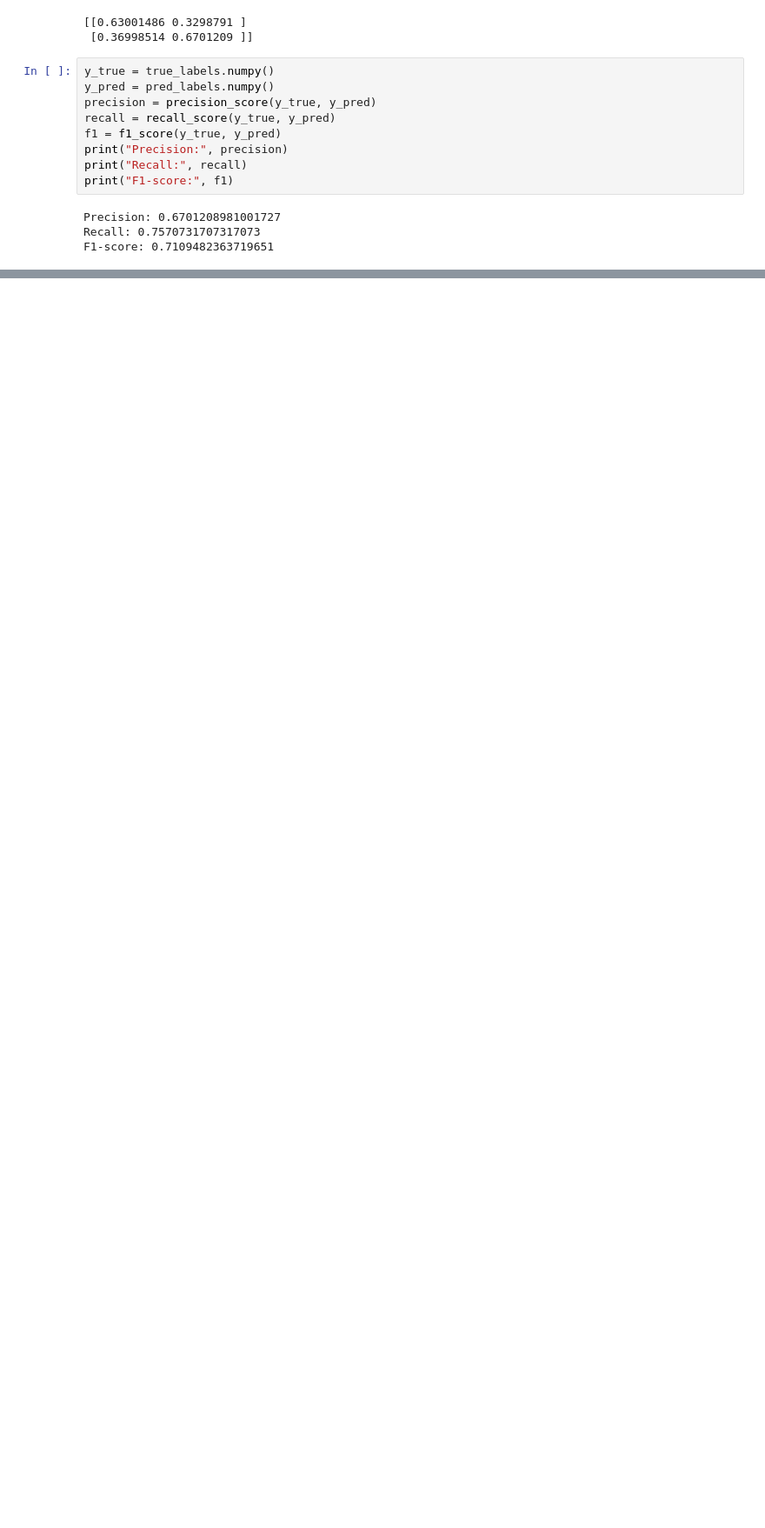
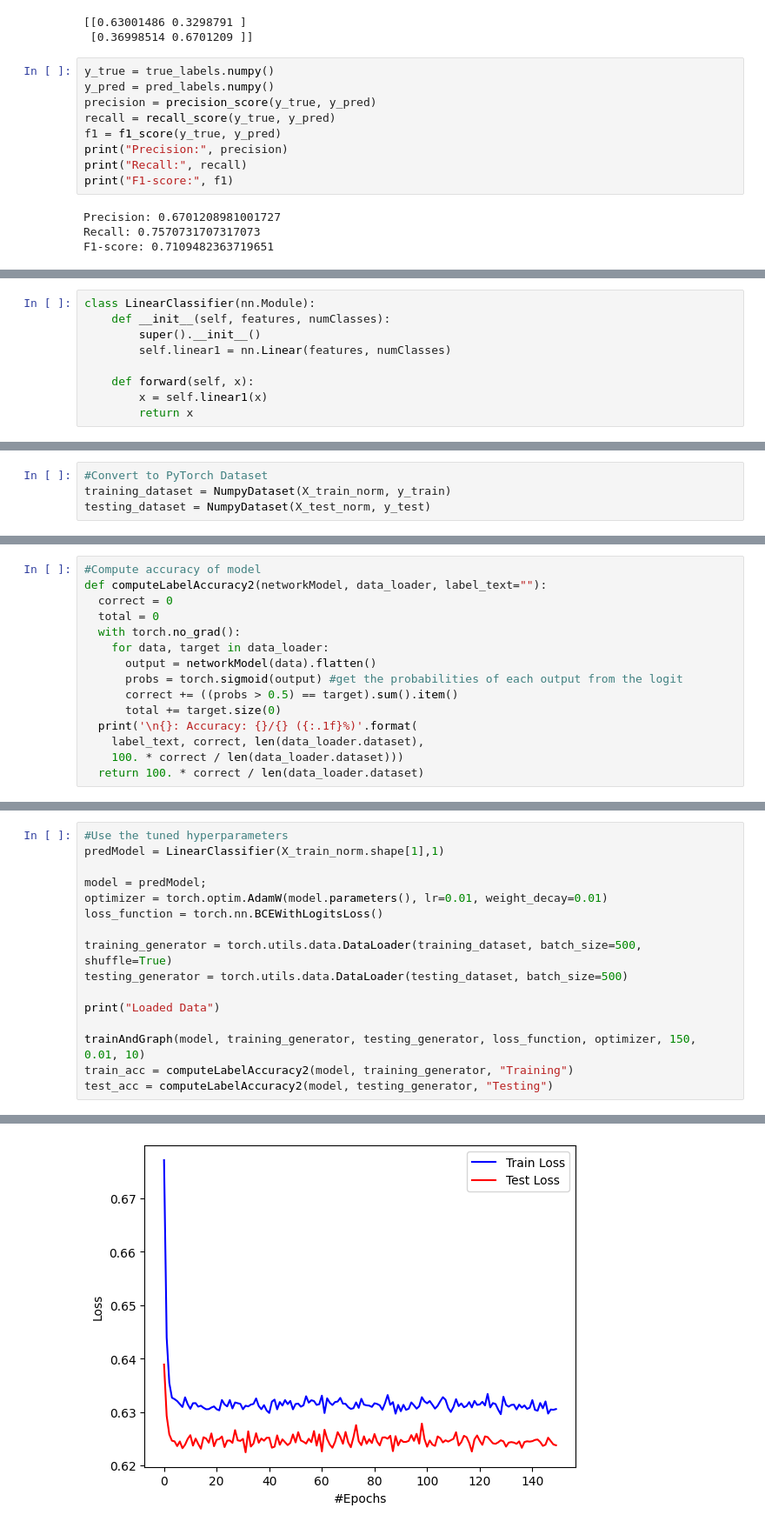
Before and after one commit to WayneGretzky1/nba_game_predictor, a Jupyter notebook: nba_game_predictor_final.ipynb, the cells around one changed output, grey strips where cells are left out. Shown at 87% size. Saved outputs shown, nothing was run; the diff lists cells and outputs as text; blank space fills up the shorter version.

```diff
--- a/nba_game_predictor_final.ipynb
+++ b/nba_game_predictor_final.ipynb
@@ -329,3 +329,12 @@ plt.show()
 # %% [output]
 [figure]
 [figure]
+# %%
+class LinearClassifier(nn.Module):
+    def __init__(self, features, numClasses):
+        super().__init__()
+        self.linear1 = nn.Linear(features, numClasses)
+
+    def forward(self, x):
+        x = self.linear1(x)
+        return x
@@ -331,0 +361,4 @@ plt.show()
+# %%
+#Convert to PyTorch Dataset
+training_dataset = NumpyDataset(X_train_norm, y_train)
+testing_dataset = NumpyDataset(X_test_norm, y_test)
@@ -331,0 +424,15 @@ plt.show()
+# %%
+#Compute accuracy of model
+def computeLabelAccuracy2(networkModel, data_loader, label_text=""):
+  correct = 0
+  total = 0
+  with torch.no_grad():
+    for data, target in data_loader:
+      output = networkModel(data).flatten()
+      probs = torch.sigmoid(output) #get the probabilities of each output from the logit
+      correct += ((probs > 0.5) == target).sum().item()
+      total += target.size(0)
+  print('\n{}: Accuracy: {}/{} ({:.1f}%)'.format(
+    label_text, correct, len(data_loader.dataset),
+    100. * correct / len(data_loader.dataset)))
+  return 100. * correct / len(data_loader.dataset)
@@ -331,0 +495,17 @@ plt.show()
+# %%
+#Use the tuned hyperparameters
+predModel = LinearClassifier(X_train_norm.shape[1],1)
+
+model = predModel;
+optimizer = torch.optim.AdamW(model.parameters(), lr=0.01, weight_decay=0.01)
+loss_function = torch.nn.BCEWithLogitsLoss()
+
+training_generator = torch.utils.data.DataLoader(training_dataset, batch_size=500, shuffle=True)
+testing_generator = torch.utils.data.DataLoader(testing_dataset, batch_size=500)
+
+print("Loaded Data")
+
+trainAndGraph(model, training_generator, testing_generator, loss_function, optimizer, 150, 0.01, 10)
+train_acc = computeLabelAccuracy2(model, training_generator, "Training")
+test_acc = computeLabelAccuracy2(model, testing_generator, "Testing")
+# %% [output]
@@ -331,0 +532 @@ plt.show()
+[figure, added]
```
Also changed, not shown: parts of 9 cells of this notebook.
